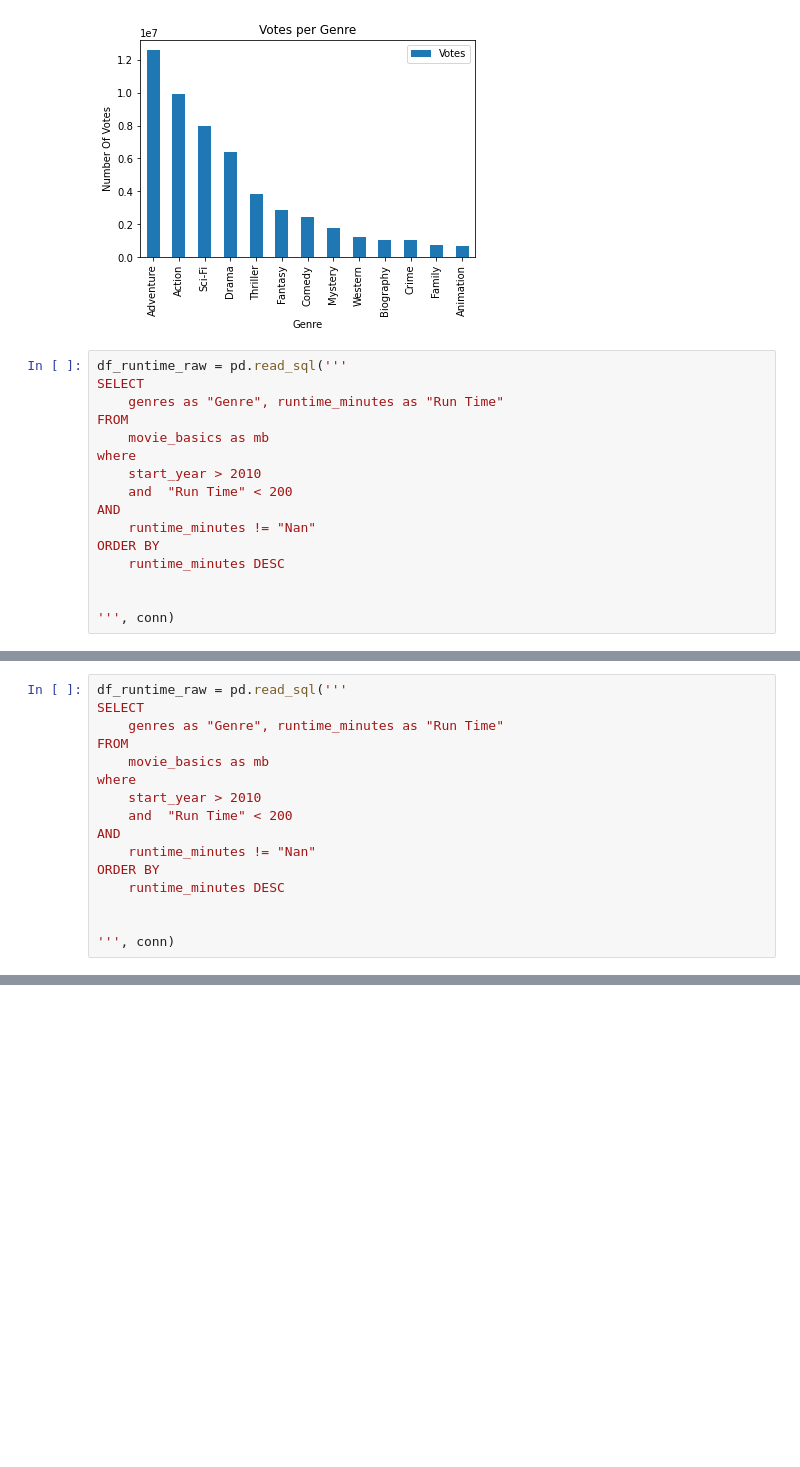
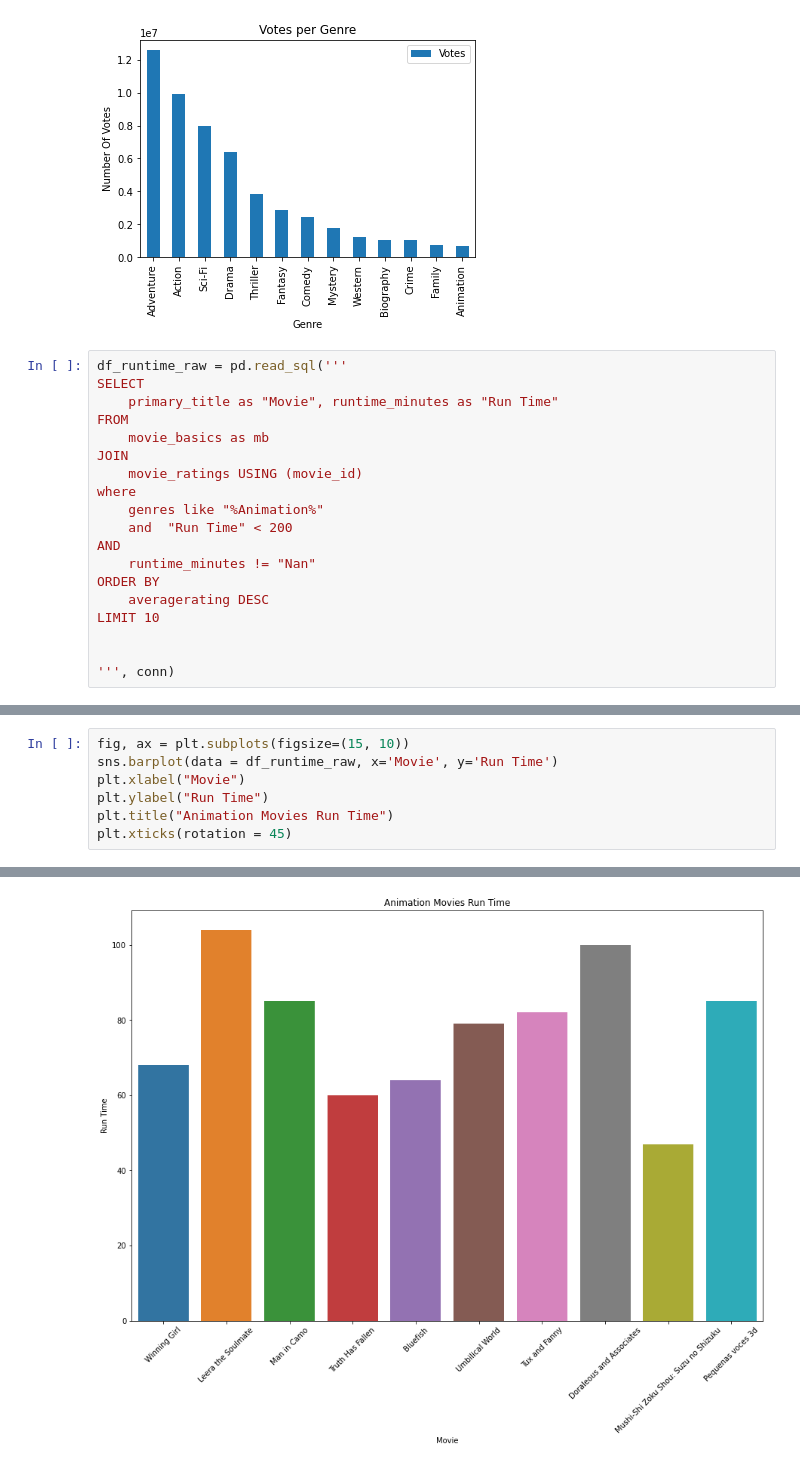
Before and after one commit to colesussmeierDELOITTE/Pod1Capstone, a Jupyter notebook: Jacob_work.ipynb, the cells around one changed output, grey strips where cells are left out. Saved outputs shown, nothing was run; the diff lists cells and outputs as text; blank space fills up the shorter version.

Commit message:
New Animation Graph

```diff
--- a/Jacob_work.ipynb
+++ b/Jacob_work.ipynb
@@ -108,16 +109,19 @@ plt.show()
 # %%
 df_runtime_raw = pd.read_sql('''
 SELECT
-    genres as "Genre", runtime_minutes as "Run Time"
+    primary_title as "Movie", runtime_minutes as "Run Time"
 FROM
     movie_basics as mb
+JOIN
+    movie_ratings USING (movie_id)
 where
-    start_year > 2010
+    genres like "%Animation%"
     and  "Run Time" < 200
 AND
     runtime_minutes != "Nan"
 ORDER BY
-    runtime_minutes DESC
+    averagerating DESC
+LIMIT 10
 
 
 ''', conn)
@@ -141,16 +127,0 @@ plt.show()
-# %%
-df_runtime_raw = pd.read_sql('''
-SELECT
-    genres as "Genre", runtime_minutes as "Run Time"
-FROM
-    movie_basics as mb
-where
-    start_year > 2010
-    and  "Run Time" < 200
-AND
-    runtime_minutes != "Nan"
-ORDER BY
-    runtime_minutes DESC
-
-
-''', conn)
@@ -173,0 +128,8 @@ plt.show()
+# %%
+fig, ax = plt.subplots(figsize=(15, 10))
+sns.barplot(data = df_runtime_raw, x='Movie', y='Run Time')
+plt.xlabel("Movie")
+plt.ylabel("Run Time")
+plt.title("Animation Movies Run Time")
+plt.xticks(rotation = 45)
+# %% [output]
@@ -173,0 +147 @@ plt.show()
+[figure, added]
```
Also changed, not shown: parts of 6 cells of this notebook.
